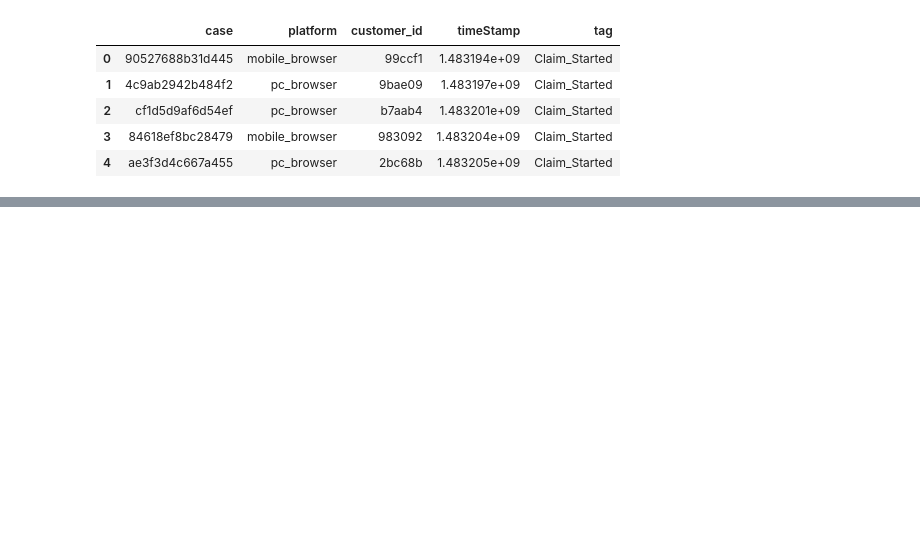
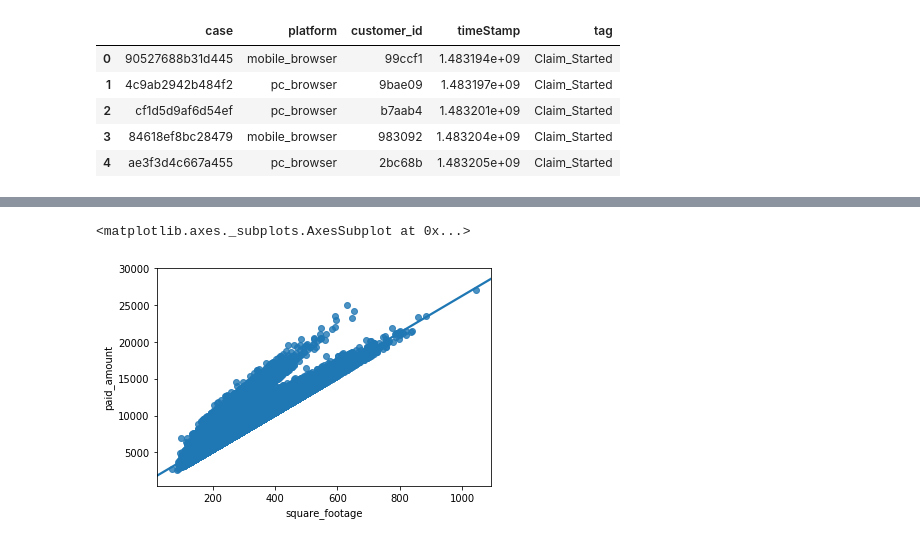
Before and after one commit to jerryUNSW/fraud_detect, a Jupyter notebook: data_cleaning.ipynb, the cells around one changed output, grey strips where cells are left out. Drawn from its saved outputs; the diff is of its cells as text; code cells hidden in the pictures; blank space fills up the shorter version.

```diff
--- a/data_cleaning.ipynb
+++ b/data_cleaning.ipynb
@@ -443,0 +352,14 @@ final.head()
+# %%
+tmp = quote_completed.groupby("customer_id")[["case"]].count()
+# the majority of the cases only have one payload
+# for the customers with more than one payload, don't conider them. They only constitute less than 2%.
+# %%
+quote_completed_cleaned = pd.merge(quote_completed,tmp[tmp.case==1], how="inner",on="customer_id")
+# %%
+tmp = claim_accepted[['customer_id',"paid_amount"]].drop_duplicates()
+money_vs_payload = pd.merge(quote_completed_cleaned,tmp,how="inner",on="customer_id")
+money_vs_payload = money_vs_payload[['home_type',"square_footage",
+                                     "number_of_bedrooms","number_of_floors","household",
+                                     "suburb","paid_amount"]]
+del money_vs_payload['household']
+money_vs_payload.head()
@@ -443,0 +373,7 @@ final.head()
+# %%
+df = money_vs_payload
+# use the function regplot to make a scatterplot
+sns.regplot(x=df["square_footage"], y=df["paid_amount"])
+# %% [output]
+<matplotlib.axes._subplots.AxesSubplot at 0x...>
+[figure, added]
```
Also changed, not shown: parts of 64 cells of this notebook, 19 other files.
